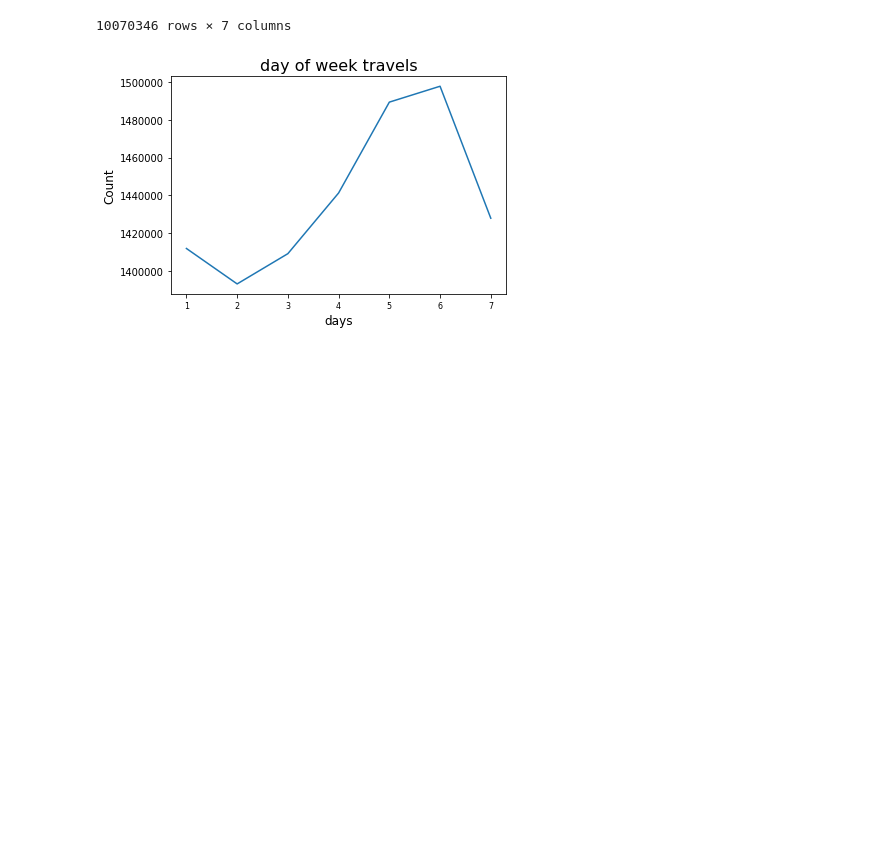
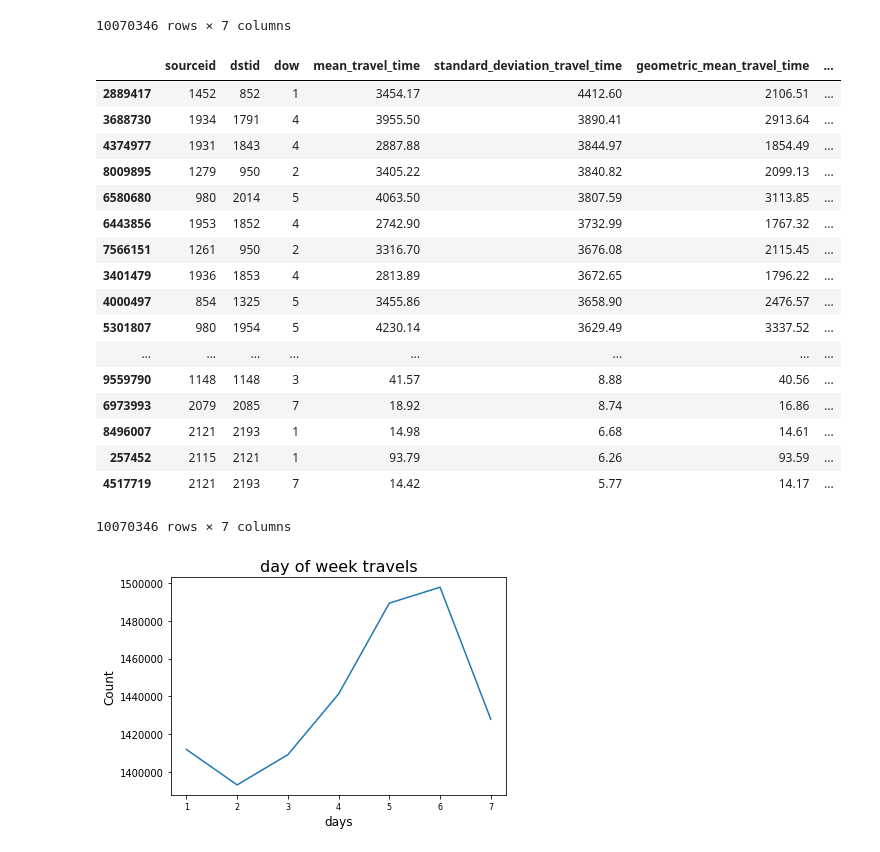
Before and after one commit to bananannn/ECE-143-Group-2, a Jupyter notebook: Project.ipynb, the cells around one changed output. Drawn from its saved outputs; the diff is of its cells as text; code cells hidden in the pictures; blank space fills up the shorter version.

```diff
--- a/Project.ipynb
+++ b/Project.ipynb
@@ -313,6 +313,27 @@ data_d
 | 10070344 | 247 | 1526 | 4 | 1815.33 | 608.08 | 1706.41 | ... |
 | 10070345 | 1336 | 1347 | 1 | 1167.49 | 510.06 | 1063.57 | ... |
 10070346 rows × 7 columns
+# %%
+data_d.sort_values('standard_deviation_travel_time',ascending=False)
+# %% [output]
+|  | sourceid | dstid | dow | mean_travel_time | standard_deviation_travel_time | geometric_mean_travel_time | ... |
+| 2889417 | 1452 | 852 | 1 | 3454.17 | 4412.60 | 2106.51 | ... |
+| 3688730 | 1934 | 1791 | 4 | 3955.50 | 3890.41 | 2913.64 | ... |
+| 4374977 | 1931 | 1843 | 4 | 2887.88 | 3844.97 | 1854.49 | ... |
+| 8009895 | 1279 | 950 | 2 | 3405.22 | 3840.82 | 2099.13 | ... |
+| 6580680 | 980 | 2014 | 5 | 4063.50 | 3807.59 | 3113.85 | ... |
+| 6443856 | 1953 | 1852 | 4 | 2742.90 | 3732.99 | 1767.32 | ... |
+| 7566151 | 1261 | 950 | 2 | 3316.70 | 3676.08 | 2115.45 | ... |
+| 3401479 | 1936 | 1853 | 4 | 2813.89 | 3672.65 | 1796.22 | ... |
+| 4000497 | 854 | 1325 | 5 | 3455.86 | 3658.90 | 2476.57 | ... |
+| 5301807 | 980 | 1954 | 5 | 4230.14 | 3629.49 | 3337.52 | ... |
+| ... | ... | ... | ... | ... | ... | ... | ... |
+| 9559790 | 1148 | 1148 | 3 | 41.57 | 8.88 | 40.56 | ... |
+| 6973993 | 2079 | 2085 | 7 | 18.92 | 8.74 | 16.86 | ... |
+| 8496007 | 2121 | 2193 | 1 | 14.98 | 6.68 | 14.61 | ... |
+| 257452 | 2115 | 2121 | 1 | 93.79 | 6.26 | 93.59 | ... |
+| 4517719 | 2121 | 2193 | 7 | 14.42 | 5.77 | 14.17 | ... |
+10070346 rows × 7 columns
 # %%
 travels = data_d.groupby(by='dow')['dow'].count()
 x = [i+1 for i in range(7)]
```
Also changed, not shown: parts of 2 cells of this notebook.
